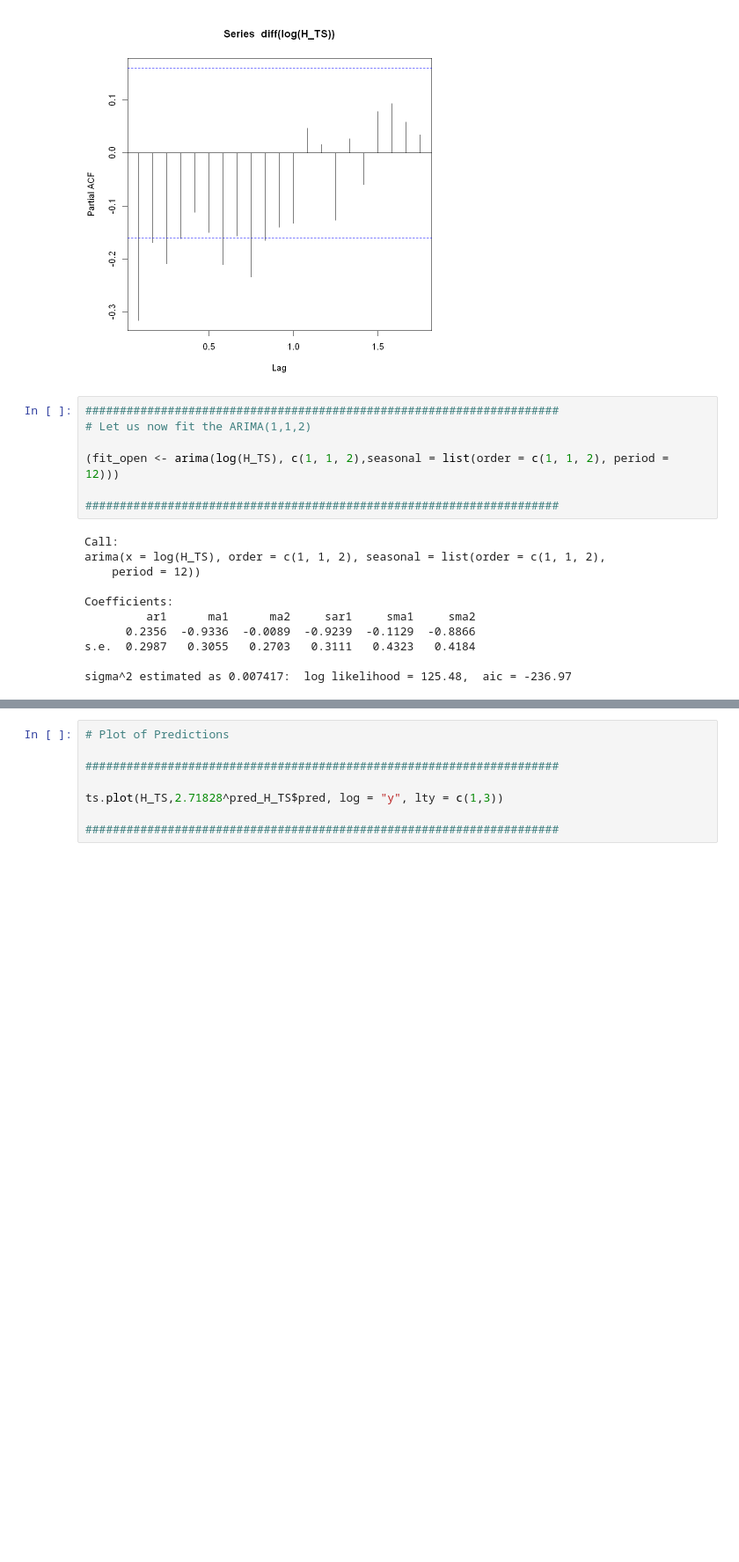
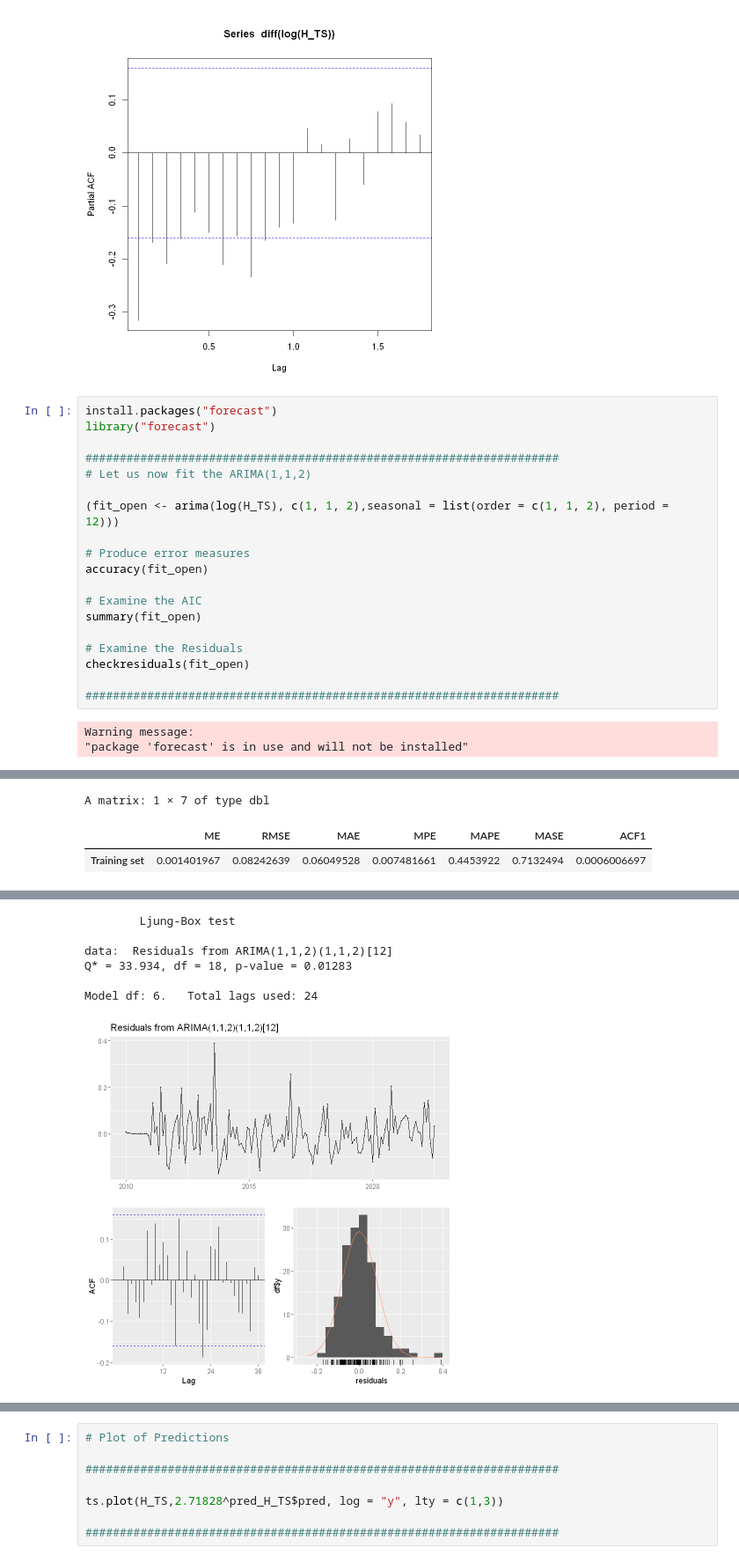
Before and after one commit to batesjay87/Jay-H-DAAN-888, a Jupyter notebook: Future Price Time Series.ipynb, the cells around one changed output, grey strips where cells are left out. Shown at 88% size. Drawn from its saved outputs; the diff is of its cells as text; blank space fills up the shorter version.

```diff
--- a/Future Price Time Series.ipynb
+++ b/Future Price Time Series.ipynb
@@ -482,20 +482,24 @@ pacf(diff(log(H_TS)))
 [figure]
 [figure]
 # %%
+install.packages("forecast")
+library("forecast")
+
 #####################################################################
 # Let us now fit the ARIMA(1,1,2)
 
 (fit_open <- arima(log(H_TS), c(1, 1, 2),seasonal = list(order = c(1, 1, 2), period = 12)))
 
+# Produce error measures
+accuracy(fit_open)
+
+# Examine the AIC
+summary(fit_open)
+
+# Examine the Residuals
+checkresiduals(fit_open)
+
 #####################################################################
 # %% [output]
-Call:
-arima(x = log(H_TS), order = c(1, 1, 2), seasonal = list(order = c(1, 1, 2),
-    period = 12))
-
-Coefficients:
-         ar1      ma1      ma2     sar1     sma1     sma2
-      0.2356  -0.9336  -0.0089  -0.9239  -0.1129  -0.8866
-s.e.  0.2987   0.3055   0.2703   0.3111   0.4323   0.4184
-
-sigma^2 estimated as 0.007417:  log likelihood = 125.48,  aic = -236.97
+Warning message:
+"package 'forecast' is in use and will not be installed"
@@ -501,0 +516,3 @@ sigma^2 estimated as 0.007417:  log likelihood = 125.48,  aic = -236.97
+A matrix: 1 × 7 of type dbl
+|  | ME | RMSE | MAE | MPE | MAPE | MASE | ACF1 |
+| Training set | 0.001401967 | 0.08242639 | 0.06049528 | 0.007481661 | 0.4453922 | 0.7132494 | 0.0006006697 |
@@ -501,0 +535,7 @@ sigma^2 estimated as 0.007417:  log likelihood = 125.48,  aic = -236.97
+        Ljung-Box test
+
+data:  Residuals from ARIMA(1,1,2)(1,1,2)[12]
+Q* = 33.934, df = 18, p-value = 0.01283
+
+Model df: 6.   Total lags used: 24
+[figure, added]
```
Also changed, not shown: parts of 8 cells of this notebook.
